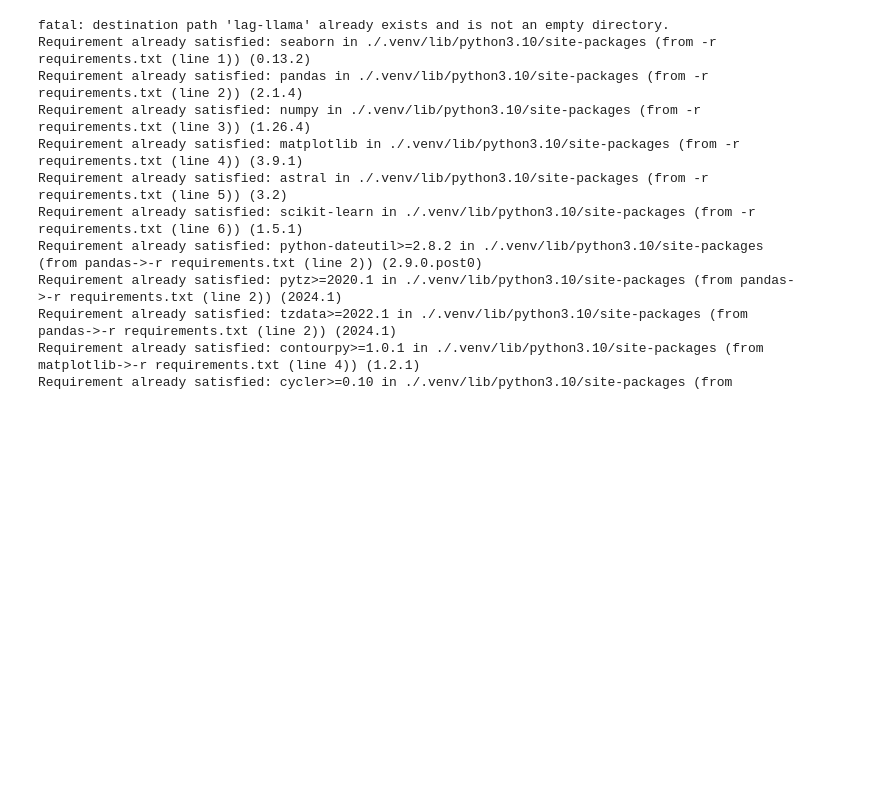
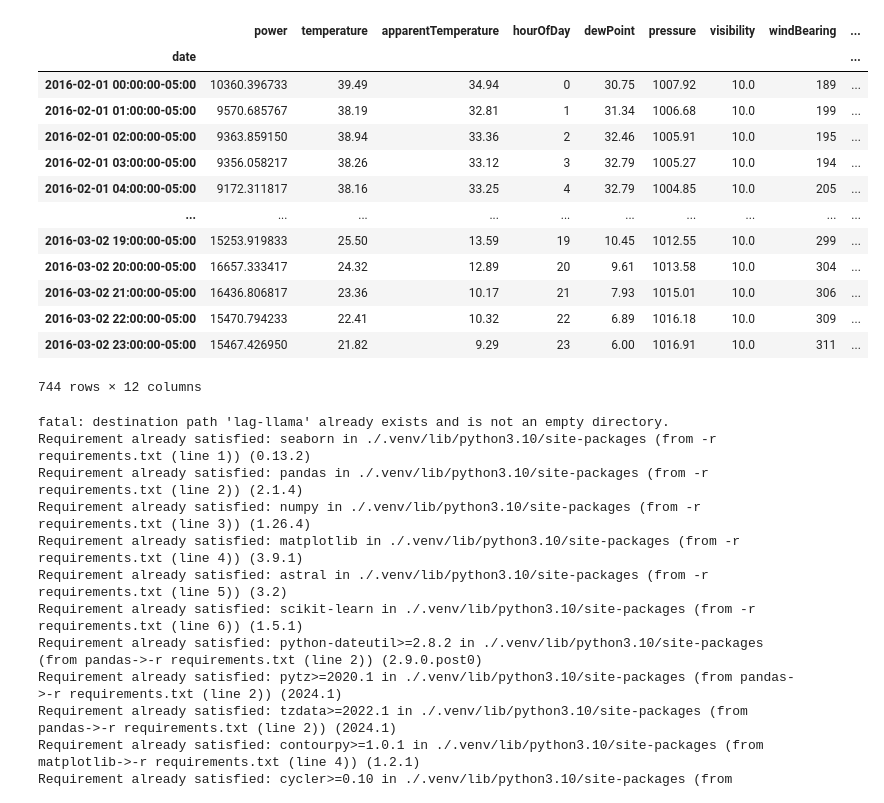
Before and after one commit to Dosclic98/PowerForecastLLM, a Jupyter notebook: LagLlama-ZeroShot.ipynb, the cells around one changed output. Saved outputs shown, nothing was run; the diff lists cells and outputs as text; code cells hidden in the pictures; blank space fills up the shorter version.

```diff
--- a/LagLlama-ZeroShot.ipynb
+++ b/LagLlama-ZeroShot.ipynb
@@ -15,5 +16,21 @@ path =  "./data"
 # %%
-df = pd.read_csv(f"{path}/train.csv", parse_dates=["date"])
+df = pd.read_csv(f"{path}/train.csv", parse_dates=["date"], index_col="date")
+df
+# %% [output]
+|  | power | temperature | apparentTemperature | hourOfDay | dewPoint | pressure | visibility | windBearing | ... |
+| date |  |  |  |  |  |  |  |  | ... |
+| 2016-02-01 00:00:00-05:00 | 10360.396733 | 39.49 | 34.94 | 0 | 30.75 | 1007.92 | 10.0 | 189 | ... |
+| 2016-02-01 01:00:00-05:00 | 9570.685767 | 38.19 | 32.81 | 1 | 31.34 | 1006.68 | 10.0 | 199 | ... |
+| 2016-02-01 02:00:00-05:00 | 9363.859150 | 38.94 | 33.36 | 2 | 32.46 | 1005.91 | 10.0 | 195 | ... |
+| 2016-02-01 03:00:00-05:00 | 9356.058217 | 38.26 | 33.12 | 3 | 32.79 | 1005.27 | 10.0 | 194 | ... |
+| 2016-02-01 04:00:00-05:00 | 9172.311817 | 38.16 | 33.25 | 4 | 32.79 | 1004.85 | 10.0 | 205 | ... |
+| ... | ... | ... | ... | ... | ... | ... | ... | ... | ... |
+| 2016-03-02 19:00:00-05:00 | 15253.919833 | 25.50 | 13.59 | 19 | 10.45 | 1012.55 | 10.0 | 299 | ... |
+| 2016-03-02 20:00:00-05:00 | 16657.333417 | 24.32 | 12.89 | 20 | 9.61 | 1013.58 | 10.0 | 304 | ... |
+| 2016-03-02 21:00:00-05:00 | 16436.806817 | 23.36 | 10.17 | 21 | 7.93 | 1015.01 | 10.0 | 306 | ... |
+| 2016-03-02 22:00:00-05:00 | 15470.794233 | 22.41 | 10.32 | 22 | 6.89 | 1016.18 | 10.0 | 309 | ... |
+| 2016-03-02 23:00:00-05:00 | 15467.426950 | 21.82 | 9.29 | 23 | 6.00 | 1016.91 | 10.0 | 311 | ... |
+744 rows × 12 columns
 # %%
 # Clone, prepare and download the model
 ! git clone https://github.com/time-series-foundation-models/lag-llama/
```
Also changed, not shown: parts of 6 cells of this notebook, 1 other file.
